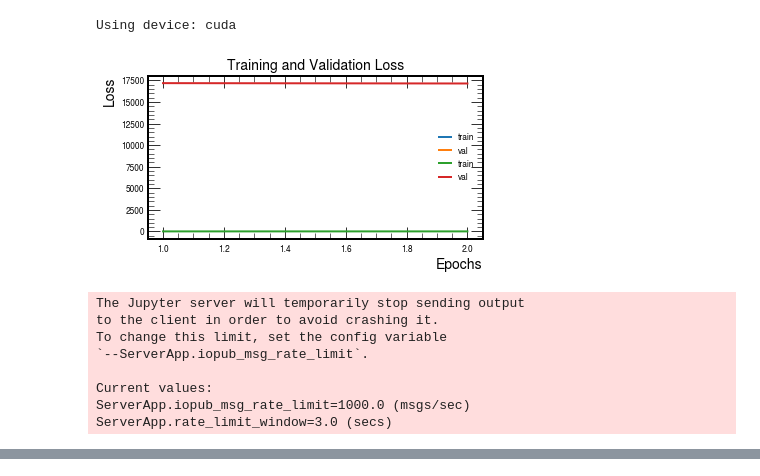
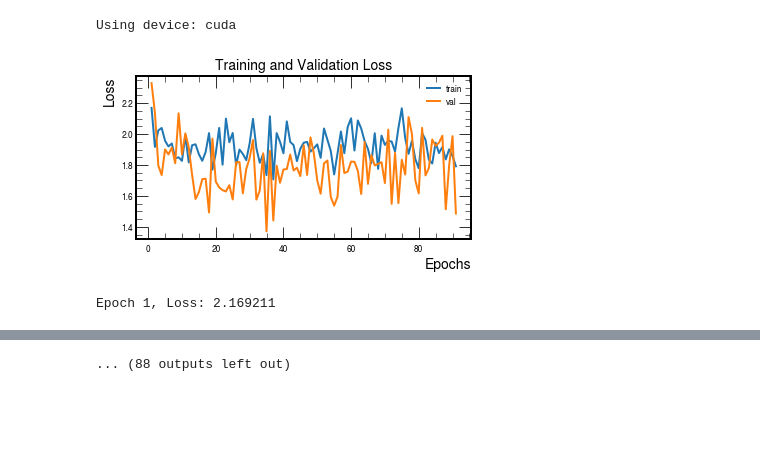
Before and after one commit to chrisizeh/Graph_Linking, a Jupyter notebook: run_transformer.ipynb, the cells around one changed output, grey strips where cells are left out. Saved outputs shown, nothing was run; the diff lists cells and outputs as text; code cells hidden in the pictures; blank space fills up the shorter version.

Commit message:
use torch dataset; min of loss

```diff
--- a/run_transformer.ipynb
+++ b/run_transformer.ipynb
@@ -52,8 +55,8 @@ data_folder_test = "/eos/user/c/czeh/graph_data_test/processed"
 store_folder_test = "/eos/user/c/czeh/graph_data_trans_test"
 
 model_folder = "/eos/user/c/czeh/model"
-dataset_training = ClusterDataset(store_folder_training, data_folder_training, max_nodes=max_nodes, input_length=input_length)
-dataset_test = ClusterDataset(store_folder_test, data_folder_test, max_nodes=max_nodes, input_length=input_length)
+dataset_training = ClusterDataset(converter, store_folder_training, data_folder_training, max_nodes=max_nodes, input_length=input_length)
+dataset_test = ClusterDataset(converter, store_folder_test, data_folder_test, max_nodes=max_nodes, input_length=input_length)
 # %%
-train_dl = DataLoader(dataset_training, shuffle=True, batch_size=batch_size)
-test_dl = DataLoader(dataset_test, shuffle=True, batch_size=batch_size)
+train_dl = DataLoader(dataset_training, shuffle=True, batch_size=256)
+test_dl = DataLoader(dataset_test, shuffle=True, batch_size=256)
@@ -63,5 +63,5 @@ vocab_size = converter.n_words
 # %%
-epochs = 5
+epochs = 100
 d_model = 128
 num_heads = 2
 num_layers = 6
@@ -72,7 +72,6 @@ feature_num = dataset_test.get(10).x.shape[1]
 # Model, loss, and optimizer
 model = Transformer(dataset_test.get(10).num_nodes+1, vocab_size, d_model, num_heads, num_layers, d_ff, feature_num, max_nodes, max_seq_length, dropout).to(device)
 # criterion = nn.CrossEntropyLoss(ignore_index=0)
-# loss_obj = FocalLoss(alpha=0.45, gamma=2)
 criterion = Loss(converter)
 
 
@@ -101,75 +100,52 @@ for epoch in range(epochs):
     model.train()
     total_loss = 0
     val_loss = 0
+
     for sample in tqdm(train_dl, desc="training"):
-        input_tensor = torch.zeros((batch_size, input_length), dtype=torch.long).to(device)
-        target_tensor = torch.zeros((batch_size, input_length), dtype=torch.long).to(device)
-        edge_tensor = torch.zeros((batch_size, sample.x.shape[0], feature_num), dtype=torch.float).to(device)
-
-        for i in range(batch_size):
-            input_tensor[i, :] = torch.tensor(sample[i].input, dtype=torch.long)
-            target_tensor[i, :] = torch.tensor(sample[i].y_trans, dtype=torch.long)
-            edge_tensor[i, :] = torch.unsqueeze(sample.x, dim=0).float()
-
-        output = model(edge_tensor, input_tensor)
-        loss = criterion(output.contiguous().view(-1, vocab_size), target_tensor.contiguous().view(-1), output.argmax(-1)[0, -1].item(), sample[i].input, sample[i].group)
-#         loss = criterion(output.contiguous().view(-1, vocab_size), target_tensor.contiguous().view(-1))
+        output = model(sample[0].to(device), sample[1].to(device))
+#             loss = criterion(output.contiguous().view(-1, vocab_size), target_tensor.contiguous().view(-1), output.argmax(-1)[0, -1].item(), sample[i].input, sample[i].group)
+#         loss = criterion(output.contiguous().view(-1, vocab_size), sample[2].to(device).contiguous().view(-1))
+        loss = criterion(output.contiguous().view(-1, vocab_size), sample[3].to(device))
         loss.backward()
         optimizer.step()
         total_loss += loss.item()
 
-    loss = total_loss / len(test_dl)
+    loss = total_loss / len(train_dl)
     print(f"Epoch {epoch+1}, Loss: {loss:.6f}")
     train_loss_hist.append(loss)
 
     model.eval()
     for sample in tqdm(test_dl, desc="test"):
-        input_tensor = torch.zeros((1, input_length), dtype=torch.long).to(device)
-        target_tensor = torch.zeros((1, input_length), dtype=torch.long).to(device)
-        edge_tensor = torch.zeros((1, sample.x.shape[0], feature_num), dtype=torch.float).to(device)
-
-        input_tensor[0, :] = torch.tensor(sample[i].input, dtype=torch.long)
-        target_tensor[0, :] = torch.tensor(sample[i].y_trans, dtype=torch.long)
-        edge_tensor[0, :] = torch.unsqueeze(sample.x, dim=0).float()
-
-        predictions = model(edge_tensor, input_tensor)
-        predicted_index = predictions.argmax(-1)
-        predicted_number = predicted_index[0, -1].item()
-
-        output = model(edge_tensor, input_tensor)
-        loss = criterion(output.contiguous().view(-1, vocab_size), target_tensor[0].contiguous().view(-1), output.argmax(-1)[0, -1].item(), sample[i].input, sample[i].group)
-#         loss = criterion(output.contiguous().view(-1, vocab_size), target_tensor.contiguous().view(-1))
+        output = model(sample[0].to(device), sample[1].to(device))
+        loss = criterion(output.contiguous().view(-1, vocab_size), sample[3].to(device))
+#         loss = criterion(output.contiguous().view(-1, vocab_size), sample[2].to(device).contiguous().view(-1))
+        loss.backward()
+        optimizer.step()
         val_loss += loss.item()
 
-    loss = total_loss / len(test_dl)
+    val_loss = val_loss / len(test_dl)
     print(f"Epoch {epoch+1}, Val Loss: {loss:.6f}")
     val_loss_hist.append(val_loss)
 
+    ax_loss.clear()
     plot_loss(train_loss_hist, val_loss_hist, ax=ax_loss)
     display_loss.update(fig_loss)
     time.sleep(1)
 
 
 
     # Early stopping
 #     if loss < best_loss:
 #         best_loss = val_loss
 #         best_model_weights = copy.deepcopy(model.state_dict())  # Deep copy here
 #         patience = 10  # Reset patience counter
 #     else:
 #         patience -= 1
 #         if patience == 0:
 #             break
 
 # Load the best model weights
 # model.load_state_dict(best_model_weights)
 # %% [output]
-[figure, old version]
+[figure, new version]
-The Jupyter server will temporarily stop sending output
-to the client in order to avoid crashing it.
-To change this limit, set the config variable
-`--ServerApp.iopub_msg_rate_limit`.
-
-Current values:
-ServerApp.iopub_msg_rate_limit=1000.0 (msgs/sec)
-ServerApp.rate_limit_window=3.0 (secs)
+Epoch 1, Loss: 2.169211
@@ -178,3 +162,4 @@ Epoch 2, Val Loss: 11.052216
+... (88 outputs left out)
 # %%
 correct = 0
 model.eval()
```
Also changed, not shown: parts of 6 cells of this notebook, 3 other files.
